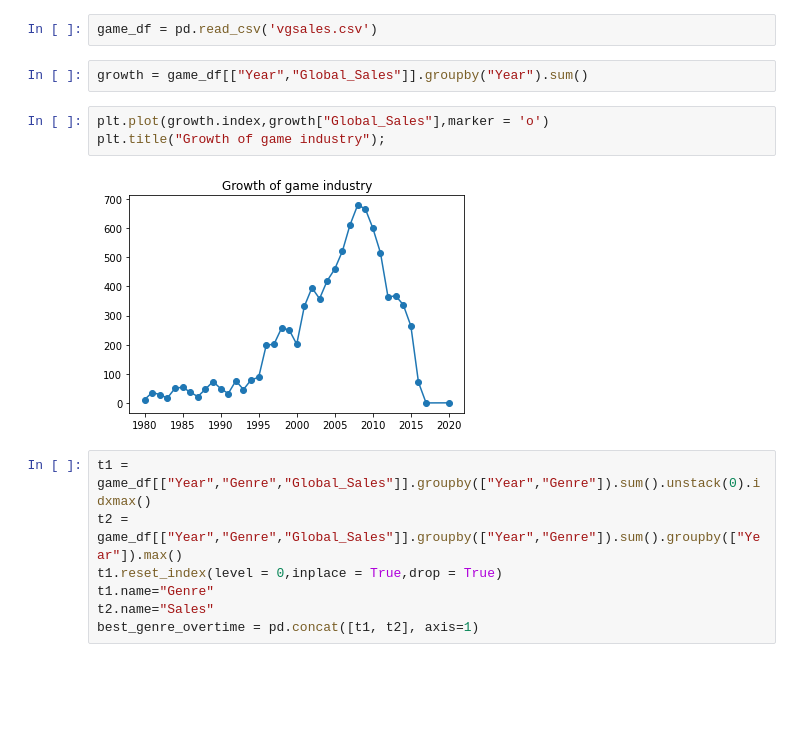
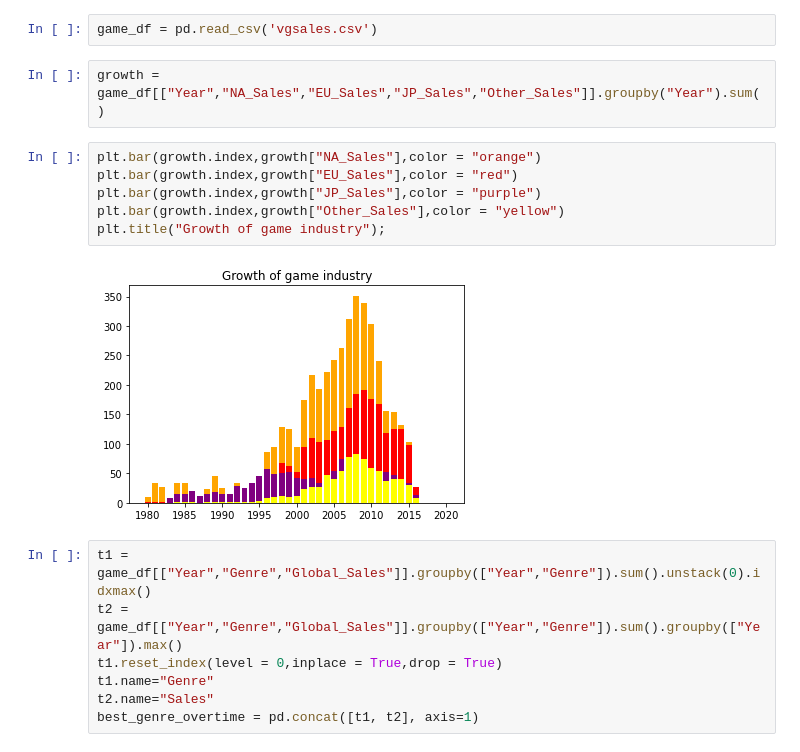
Before and after one commit to tranquangduy0410/PDDS-CLC19-FinalProject, a Jupyter notebook: PTTK1.ipynb, the cells around one changed output. Cells and saved outputs as stored; diff of their text form; blank space fills up the shorter version.

Commit message:
PTTK1
bar chart to stack bar chart

```diff
--- a/PTTK1.ipynb
+++ b/PTTK1.ipynb
@@ -5,12 +5,15 @@ import matplotlib.pyplot as plt
 # %%
 game_df = pd.read_csv('vgsales.csv')
 # %%
-growth = game_df[["Year","Global_Sales"]].groupby("Year").sum()
+growth = game_df[["Year","NA_Sales","EU_Sales","JP_Sales","Other_Sales"]].groupby("Year").sum()
 # %%
-plt.plot(growth.index,growth["Global_Sales"],marker = 'o')
+plt.bar(growth.index,growth["NA_Sales"],color = "orange")
+plt.bar(growth.index,growth["EU_Sales"],color = "red")
+plt.bar(growth.index,growth["JP_Sales"],color = "purple")
+plt.bar(growth.index,growth["Other_Sales"],color = "yellow")
 plt.title("Growth of game industry");
 # %% [output]
-[figure, old version]
+[figure, new version]
 # %%
 t1 = game_df[["Year","Genre","Global_Sales"]].groupby(["Year","Genre"]).sum().unstack(0).idxmax()
 t2 = game_df[["Year","Genre","Global_Sales"]].groupby(["Year","Genre"]).sum().groupby(["Year"]).max()
```
